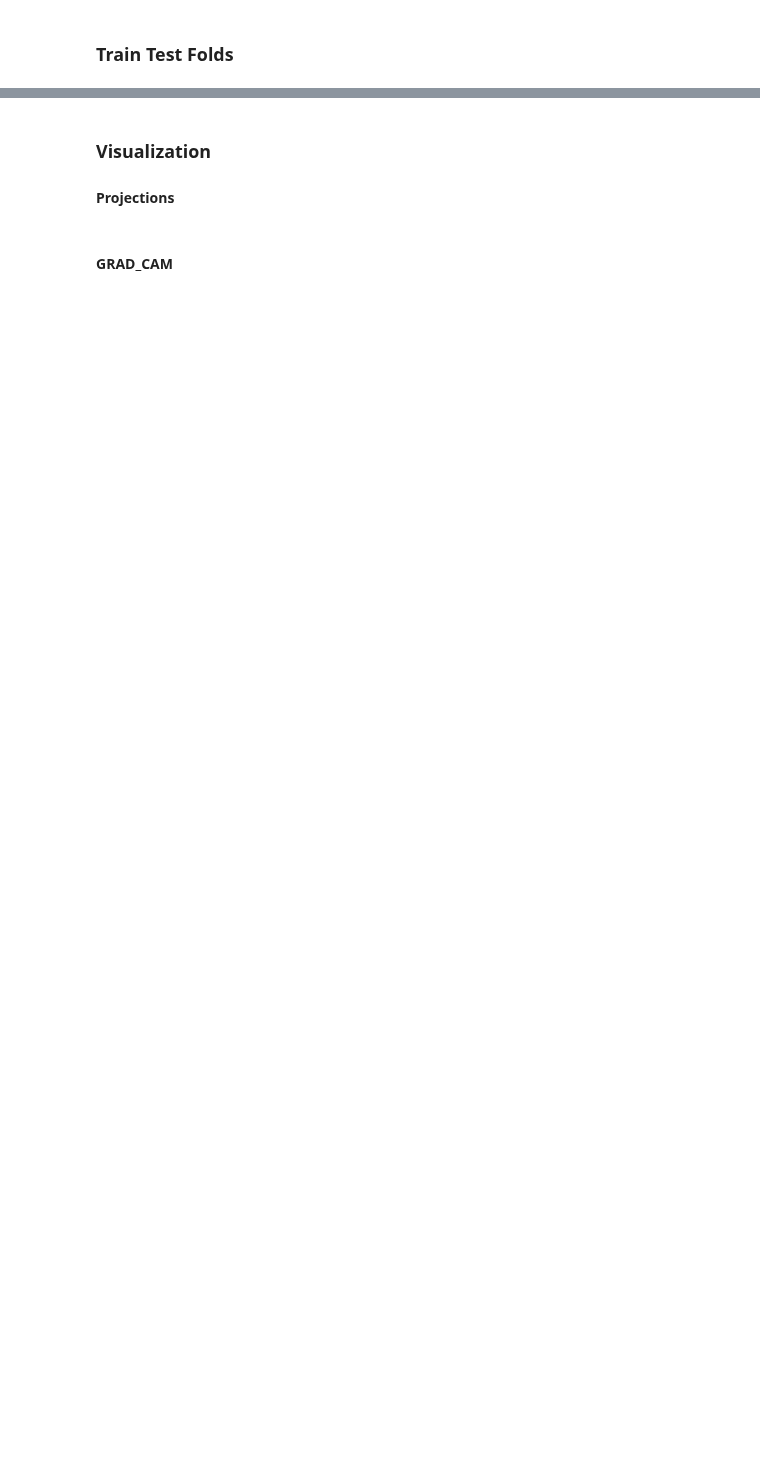
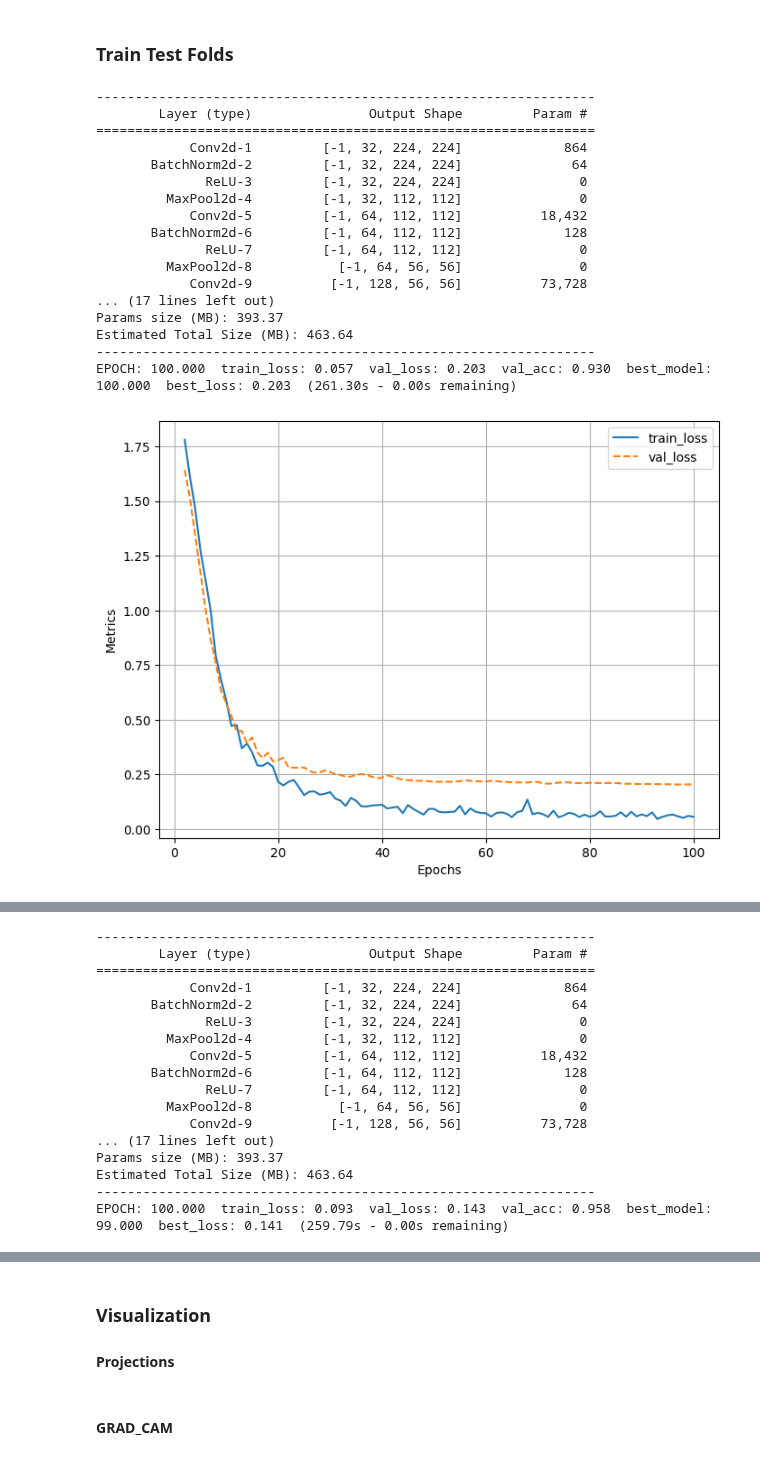
Before and after one commit to ChrisKonishi/mo434, a Jupyter notebook: project/cnn_classification.ipynb, the cells around one changed output, grey strips where cells are left out. Cells and saved outputs as stored; diff of their text form; code cells hidden in the pictures; blank space fills up the shorter version.

```diff
--- a/project/cnn_classification.ipynb
+++ b/project/cnn_classification.ipynb
@@ -62,7 +92,6 @@ scheduler_gamma = 0.5
 dataset_dir = "/content/project_dataset_corel"
 
 log_dir='/content/drive/Shareddrives/MO434/executions/cmk_net_classification_3_1'
-best_model_path = osp.join(log_dir, 'best_model.pth')
 
 def create_dir_if_necessary(dir):
     try:
@@ -310,7 +339,7 @@ def validate(model, loader, criterion, device):
         loss += criterion(pred, label)
     return loss/cnt, rights/cnt # average loss and accuracy
 
-def train(dataset_dir, log_dir):
+def train(dataset_dir, log_dir, best_model_path):
     # DataLoaders
     train_set = DataSet(osp.join(dataset_dir, 'train'), transforms=train_transforms)
     val_set = DataSet(osp.join(dataset_dir, 'val'), transforms=val_transforms)
@@ -351,8 +380,8 @@ def train(dataset_dir, log_dir):
 
         lr_scheduler.step()
 
-        log.plot_epochs(['train_loss','val_loss'])
-        log.plot_epochs(['val_acc'])
+    log.plot_epochs(['train_loss','val_loss'])
+    log.plot_epochs(['val_acc'])
 # %%
 from sklearn import metrics
 import numpy as np
@@ -399,7 +428,7 @@ def calculate_metrics(preds, gts):
     })
     return gen_acc, gen_cohen_kappa, per_class_results
 
-def test(dataset_dir, log_dir):
+def test(dataset_dir, log_dir, best_model_path):
     test_set = DataSet(osp.join(dataset_dir, 'test'), transforms=val_transforms)
     test_loader  = DataLoader(test_set, batch_size=1, shuffle=False)
 
@@ -427,15 +454,39 @@ EPOCH: 100.000  train_loss: 0.061  val_loss: 0.392  val_acc: 0.869  best_model:
 ### Train Test Folds
 # %%
 all_acc, all_cohen_kappa, all_per_class_r = [], [], pd.DataFrame()
+
+test_only = False
 
 for fold in range(n_fold):
     fold_dir = osp.join(dataset_dir, f'fold{fold}')
     fold_log_dir = osp.join(log_dir, f'fold{fold}')
     create_dir_if_necessary(fold_log_dir)
 
-    train(fold_dir, fold_log_dir)
-    gen_acc, gen_cohen_kappa, per_class_r = test(fold_dir, fold_log_dir)
+    best_model_path = osp.join(fold_log_dir, 'best_model.pth')
+
+    if not test_only:
+        train(fold_dir, fold_log_dir, best_model_path)
+    gen_acc, gen_cohen_kappa, per_class_r = test(fold_dir, fold_log_dir, best_model_path)
 
     all_acc.append(gen_acc)
     all_cohen_kappa.append(gen_cohen_kappa)
     all_per_class_r = pd.concat((all_per_class_r, per_class_r), ignore_index=True)
+# %% [output]
+----------------------------------------------------------------
+        Layer (type)               Output Shape         Param #
+================================================================
+            Conv2d-1         [-1, 32, 224, 224]             864
+       BatchNorm2d-2         [-1, 32, 224, 224]              64
+              ReLU-3         [-1, 32, 224, 224]               0
+         MaxPool2d-4         [-1, 32, 112, 112]               0
+            Conv2d-5         [-1, 64, 112, 112]          18,432
+       BatchNorm2d-6         [-1, 64, 112, 112]             128
+              ReLU-7         [-1, 64, 112, 112]               0
+         MaxPool2d-8           [-1, 64, 56, 56]               0
+            Conv2d-9          [-1, 128, 56, 56]          73,728
+... (17 lines left out)
+Params size (MB): 393.37
+Estimated Total Size (MB): 463.64
+----------------------------------------------------------------
+EPOCH: 100.000  train_loss: 0.057  val_loss: 0.203  val_acc: 0.930  best_model: 100.000  best_loss: 0.203  (261.30s - 0.00s remaining)
+[figure, added]
@@ -441,0 +496,17 @@ for fold in range(n_fold):
+----------------------------------------------------------------
+        Layer (type)               Output Shape         Param #
+================================================================
+            Conv2d-1         [-1, 32, 224, 224]             864
+       BatchNorm2d-2         [-1, 32, 224, 224]              64
+              ReLU-3         [-1, 32, 224, 224]               0
+         MaxPool2d-4         [-1, 32, 112, 112]               0
+            Conv2d-5         [-1, 64, 112, 112]          18,432
+       BatchNorm2d-6         [-1, 64, 112, 112]             128
+              ReLU-7         [-1, 64, 112, 112]               0
+         MaxPool2d-8           [-1, 64, 56, 56]               0
+            Conv2d-9          [-1, 128, 56, 56]          73,728
+... (17 lines left out)
+Params size (MB): 393.37
+Estimated Total Size (MB): 463.64
+----------------------------------------------------------------
+EPOCH: 100.000  train_loss: 0.093  val_loss: 0.143  val_acc: 0.958  best_model: 99.000  best_loss: 0.141  (259.79s - 0.00s remaining)
```
Also changed, not shown: parts of 7 cells of this notebook.
